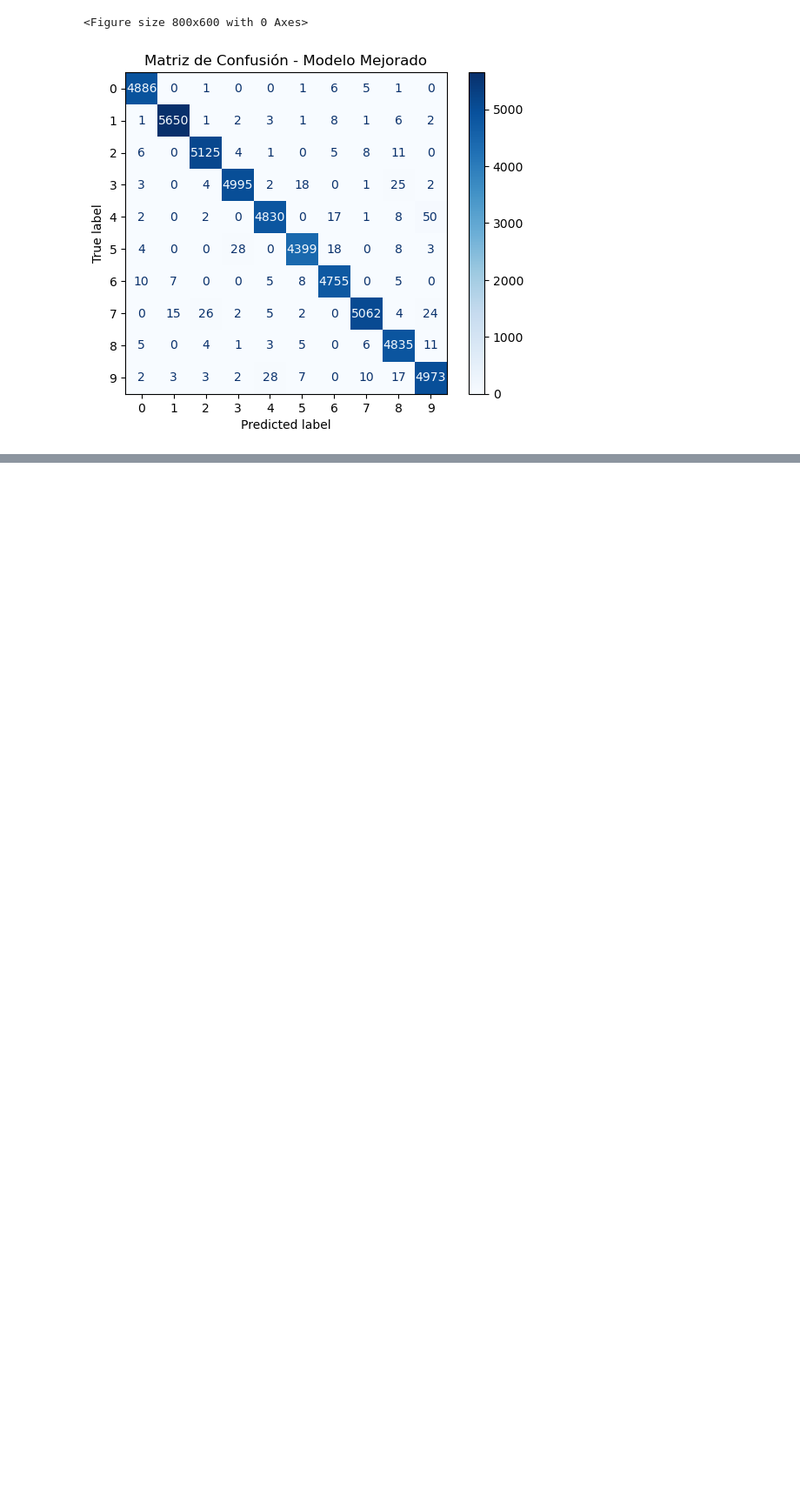
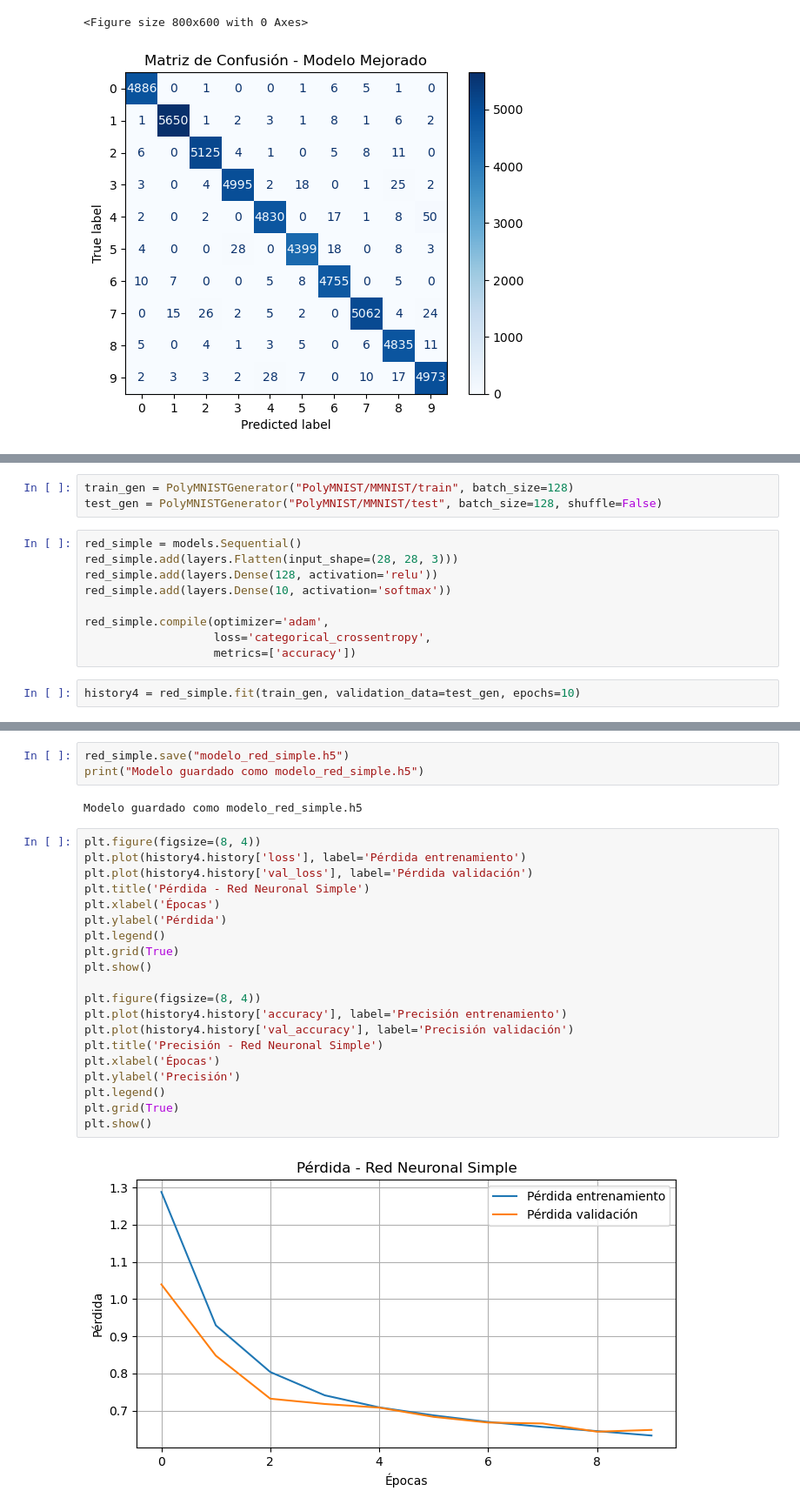
Before and after one commit to ignaciomendeza/DS-Lab-3, a Jupyter notebook: modelos.ipynb, the cells around one changed output, grey strips where cells are left out. Shown at 87% size. Drawn from its saved outputs; the diff is of its cells as text; blank space fills up the shorter version.

```diff
--- a/modelos.ipynb
+++ b/modelos.ipynb
@@ -342,0 +485,14 @@ weighted avg       0.99      0.99      0.99     50000
+# %%
+train_gen = PolyMNISTGenerator("PolyMNIST/MMNIST/train", batch_size=128)
+test_gen = PolyMNISTGenerator("PolyMNIST/MMNIST/test", batch_size=128, shuffle=False)
+# %%
+red_simple = models.Sequential()
+red_simple.add(layers.Flatten(input_shape=(28, 28, 3)))
+red_simple.add(layers.Dense(128, activation='relu'))
+red_simple.add(layers.Dense(10, activation='softmax'))
+
+red_simple.compile(optimizer='adam',
+                   loss='categorical_crossentropy',
+                   metrics=['accuracy'])
+# %%
+history4 = red_simple.fit(train_gen, validation_data=test_gen, epochs=10)
@@ -342,0 +526,27 @@ weighted avg       0.99      0.99      0.99     50000
+# %%
+red_simple.save("modelo_red_simple.h5")
+print("Modelo guardado como modelo_red_simple.h5")
+# %% [output]
+Modelo guardado como modelo_red_simple.h5
+# %%
+plt.figure(figsize=(8, 4))
+plt.plot(history4.history['loss'], label='Pérdida entrenamiento')
+plt.plot(history4.history['val_loss'], label='Pérdida validación')
+plt.title('Pérdida - Red Neuronal Simple')
+plt.xlabel('Épocas')
+plt.ylabel('Pérdida')
+plt.legend()
+plt.grid(True)
+plt.show()
+
+plt.figure(figsize=(8, 4))
+plt.plot(history4.history['accuracy'], label='Precisión entrenamiento')
+plt.plot(history4.history['val_accuracy'], label='Precisión validación')
+plt.title('Precisión - Red Neuronal Simple')
+plt.xlabel('Épocas')
+plt.ylabel('Precisión')
+plt.legend()
+plt.grid(True)
+plt.show()
+# %% [output]
+[figure, added]
```
Also changed, not shown: parts of 17 cells of this notebook.
